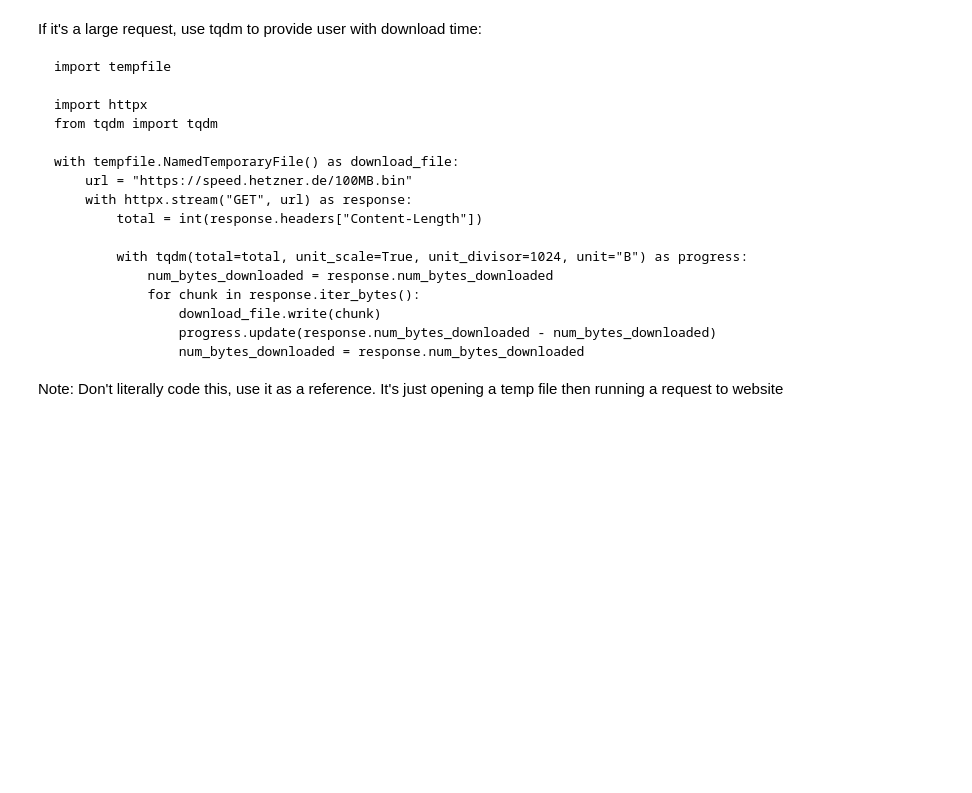
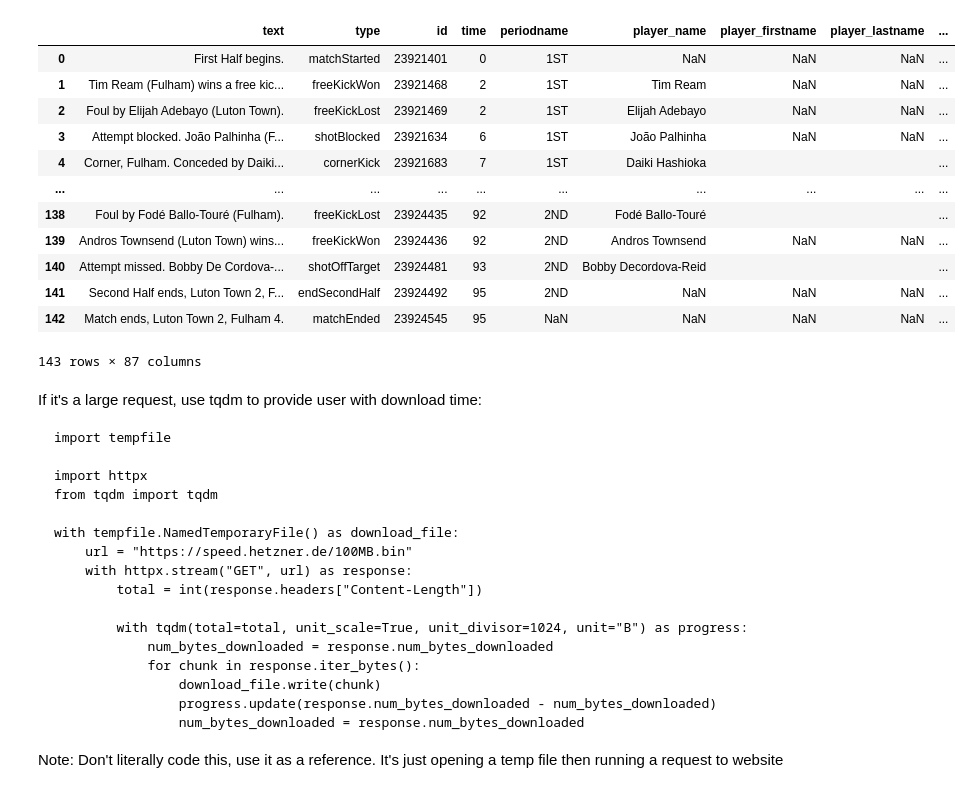
Before and after one commit to Calvinzheng123/sofascore-scrape, a Jupyter notebook: sofascore.ipynb, the cells around one changed output. Cells and saved outputs as stored; diff of their text form; code cells hidden in the pictures; blank space fills up the shorter version.

```diff
--- a/sofascore.ipynb
+++ b/sofascore.ipynb
@@ -7,0 +61,42 @@ from io import BytesIO
+# %%
+cols = ['shotType', 'situation', 'bodyPart', 'goalMouthLocation', 'xg','addedTime', 'timeSeconds', 'reversedPeriodTime',
+       'reversedPeriodTimeSeconds', 'incidentType', 'player.id','playerCoordinates.x', 'playerCoordinates.y', 'playerCoordinates.z',
+       'goalMouthCoordinates.x', 'goalMouthCoordinates.y',
+       'goalMouthCoordinates.z', 'draw.start.x', 'draw.start.y', 'draw.end.x',
+       'draw.end.y', 'draw.goal.x', 'draw.goal.y', 'xgot',
+       'blockCoordinates.x', 'blockCoordinates.y', 'blockCoordinates.z',
+       'draw.block.x', 'draw.block.y', 'goalType', 'time_min']
+
+shotmap_data = shotmap_data[cols]
+# %%
+comments_data = comments_data.sort_values(by = 'time')
+# %%
+# Some times may be off by 1 so this merge takes care of this by allotting an error of 1
+merged_df = pd.merge_asof(comments_data, shotmap_data, left_on='time', right_on = 'time_min', by='player.id', tolerance=1)
+# %%
+merged_df['game_year'] = event_data['season.name'].iloc[0]
+merged_df['home_team'] = event_data['homeTeam.name'].iloc[0] # Assuming every match will be 1v1
+merged_df['away_team'] = event_data['awayTeam.name'].iloc[0]
+merged_df['home_team_id'] = event_data['homeTeam.id'].iloc[0]
+merged_df['away_team_id'] = event_data['awayTeam.id'].iloc[0]
+merged_df['posteam'] = np.where(merged_df['isHome'] == True, merged_df['home_team'], merged_df['away_team']) # fix this
+merged_df['defteam'] = np.where(merged_df['isHome'] == False, merged_df['home_team'], merged_df['away_team']) # fix this
+# %%
+# make sure you drop is home
+merged_df = janitor.clean_names(merged_df)
+
+merged_df
+# %% [output]
+|  | text | type | id | time | periodname | player_name | player_firstname | player_lastname | ... |
+| 0 | First Half begins. | matchStarted | 23921401 | 0 | 1ST | NaN | NaN | NaN | ... |
+| 1 | Tim Ream (Fulham) wins a free kic... | freeKickWon | 23921468 | 2 | 1ST | Tim Ream | NaN | NaN | ... |
+| 2 | Foul by Elijah Adebayo (Luton Town). | freeKickLost | 23921469 | 2 | 1ST | Elijah Adebayo | NaN | NaN | ... |
+| 3 | Attempt blocked. João Palhinha (F... | shotBlocked | 23921634 | 6 | 1ST | João Palhinha | NaN | NaN | ... |
+| 4 | Corner, Fulham. Conceded by Daiki... | cornerKick | 23921683 | 7 | 1ST | Daiki Hashioka |  |  | ... |
+| ... | ... | ... | ... | ... | ... | ... | ... | ... | ... |
+| 138 | Foul by Fodé Ballo-Touré (Fulham). | freeKickLost | 23924435 | 92 | 2ND | Fodé Ballo-Touré |  |  | ... |
+| 139 | Andros Townsend (Luton Town) wins... | freeKickWon | 23924436 | 92 | 2ND | Andros Townsend | NaN | NaN | ... |
+| 140 | Attempt missed. Bobby De Cordova-... | shotOffTarget | 23924481 | 93 | 2ND | Bobby Decordova-Reid |  |  | ... |
+| 141 | Second Half ends, Luton Town 2, F... | endSecondHalf | 23924492 | 95 | 2ND | NaN | NaN | NaN | ... |
+| 142 | Match ends, Luton Town 2, Fulham 4. | matchEnded | 23924545 | 95 | NaN | NaN | NaN | NaN | ... |
+143 rows × 87 columns
```
Also changed, not shown: parts of 32 cells of this notebook.
